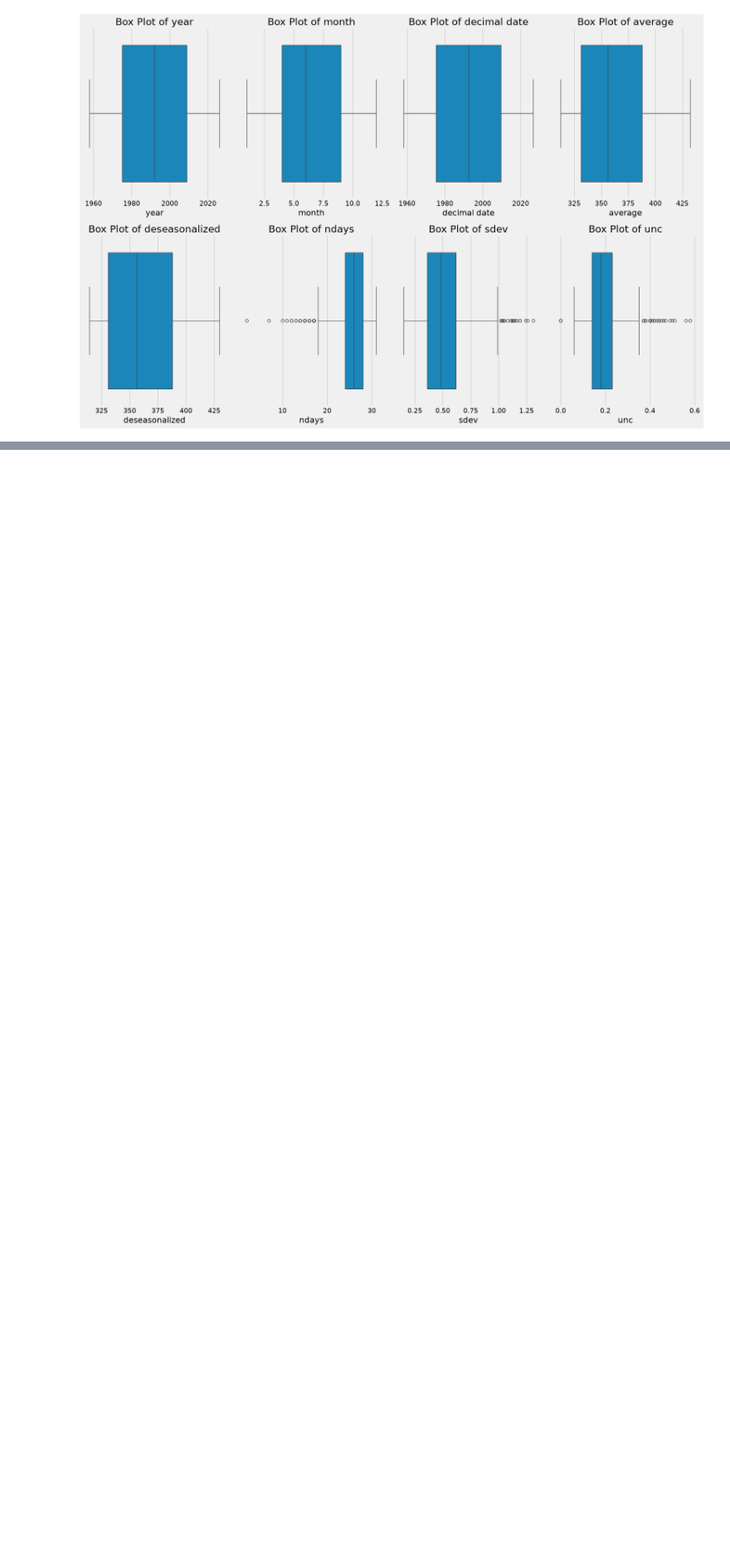
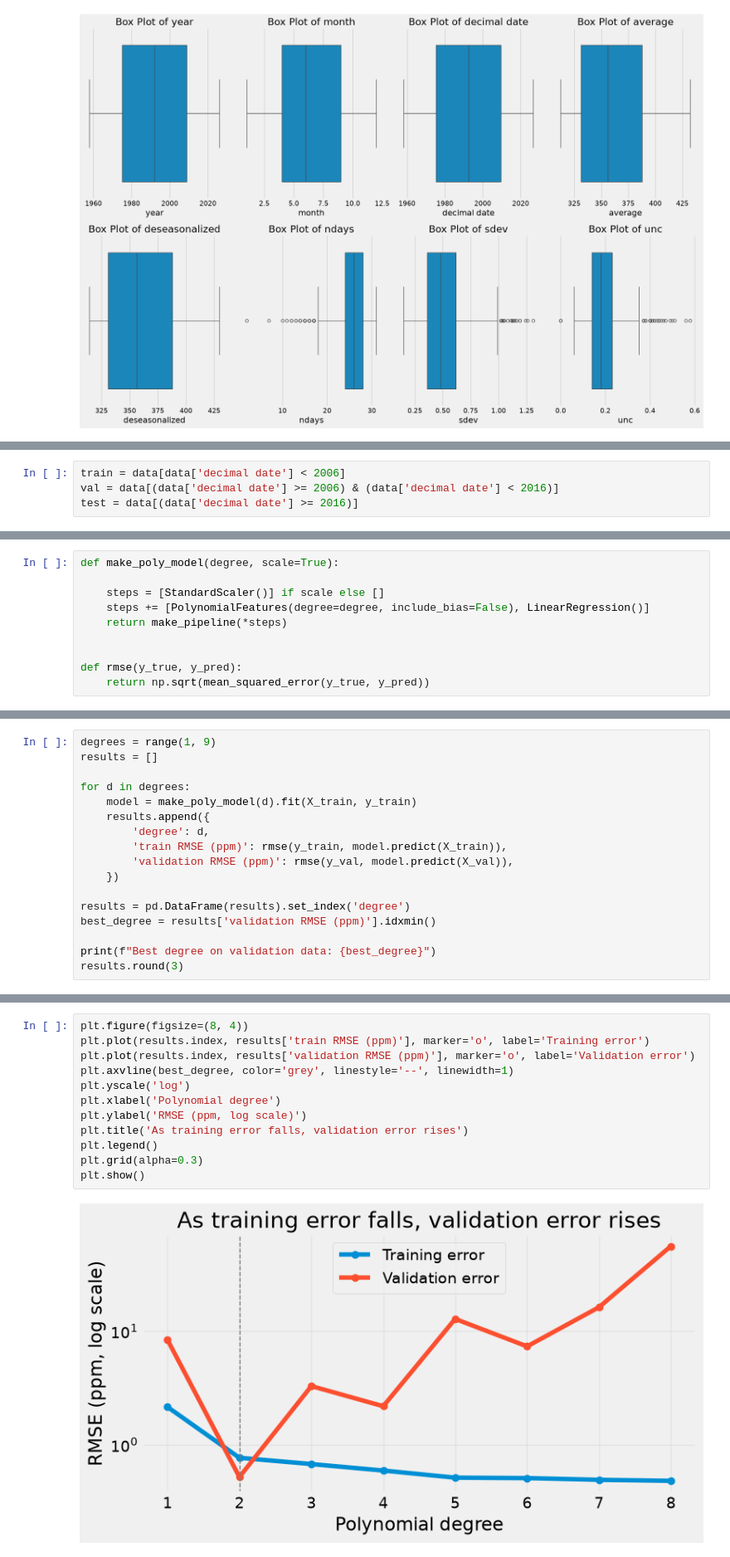
Before and after one commit to IvanKennethBibat/machine-learning-notebooks, a Jupyter notebook: notebooks/polynomial.ipynb, the cells around one changed output, grey strips where cells are left out. Shown at 83% size. Cells and saved outputs as stored; diff of their text form; blank space fills up the shorter version.

Commit message:
feat: progress polynomial ipython notebook

```diff
--- a/notebooks/polynomial.ipynb
+++ b/notebooks/polynomial.ipynb
@@ -163,0 +221,4 @@ plt.show()
+# %%
+train = data[data['decimal date'] < 2006]
+val = data[(data['decimal date'] >= 2006) & (data['decimal date'] < 2016)]
+test = data[(data['decimal date'] >= 2016)]
@@ -163,0 +255,10 @@ plt.show()
+# %%
+def make_poly_model(degree, scale=True):
+
+    steps = [StandardScaler()] if scale else []
+    steps += [PolynomialFeatures(degree=degree, include_bias=False), LinearRegression()]
+    return make_pipeline(*steps)
+
+
+def rmse(y_true, y_pred):
+    return np.sqrt(mean_squared_error(y_true, y_pred))
@@ -163,0 +270,17 @@ plt.show()
+# %%
+degrees = range(1, 9)
+results = []
+
+for d in degrees:
+    model = make_poly_model(d).fit(X_train, y_train)
+    results.append({
+        'degree': d,
+        'train RMSE (ppm)': rmse(y_train, model.predict(X_train)),
+        'validation RMSE (ppm)': rmse(y_val, model.predict(X_val)),
+    })
+
+results = pd.DataFrame(results).set_index('degree')
+best_degree = results['validation RMSE (ppm)'].idxmin()
+
+print(f"Best degree on validation data: {best_degree}")
+results.round(3)
@@ -163,0 +299,14 @@ plt.show()
+# %%
+plt.figure(figsize=(8, 4))
+plt.plot(results.index, results['train RMSE (ppm)'], marker='o', label='Training error')
+plt.plot(results.index, results['validation RMSE (ppm)'], marker='o', label='Validation error')
+plt.axvline(best_degree, color='grey', linestyle='--', linewidth=1)
+plt.yscale('log')
+plt.xlabel('Polynomial degree')
+plt.ylabel('RMSE (ppm, log scale)')
+plt.title('As training error falls, validation error rises')
+plt.legend()
+plt.grid(alpha=0.3)
+plt.show()
+# %% [output]
+[figure, added]
```
Also changed, not shown: parts of 15 cells of this notebook.
